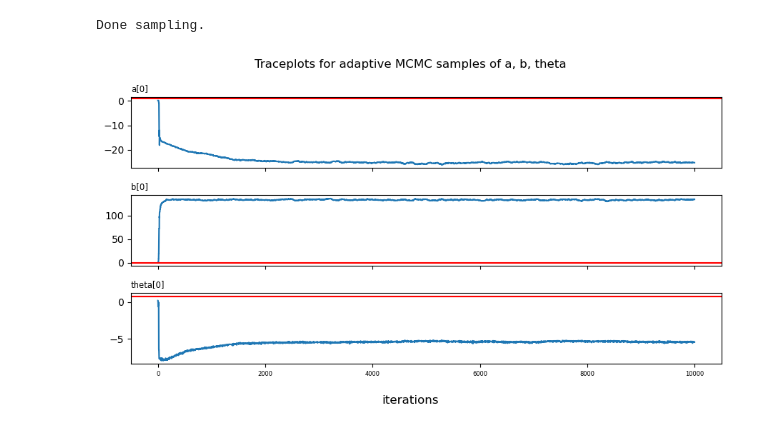
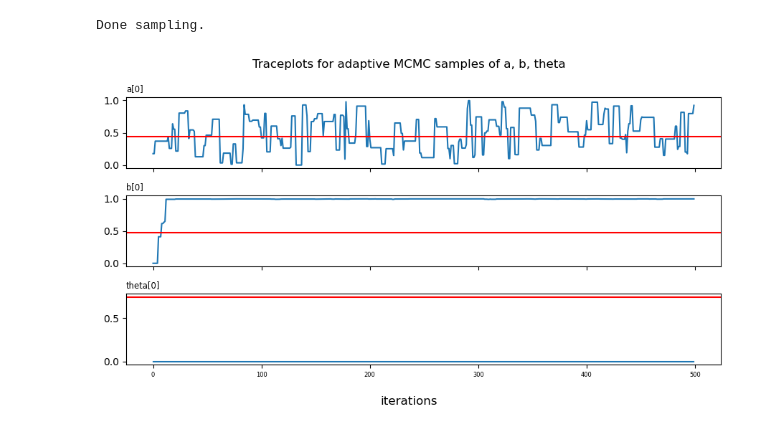
Before and after one commit to ghostpress/edu-IRT-MCMC, a Jupyter notebook: src/samplers/Metropolis-within-Gibbs.ipynb, the cells around one changed output. Cells and saved outputs as stored; diff of their text form; code cells hidden in the pictures.

Commit message:
Small tweaks, updated TODOs with feedback

```diff
--- a/src/samplers/Metropolis-within-Gibbs.ipynb
+++ b/src/samplers/Metropolis-within-Gibbs.ipynb
@@ -148,13 +148,13 @@ def metropolis(prev_sample, sigmasq, full_cond, *full_cond_args):
     prop = prev_sample + (torch.distributions.Normal(torch.tensor([0.0]), sigmasq)).sample()
 
     # Ensure that values are within range [0,1]
-    #if (prop > 1) or (prop < 0):
-    #    A = 0
-    #else:
-    #    logr = full_cond(prop, *full_cond_args) - full_cond(prev_sample, *full_cond_args)
-    #    A = torch.min(torch.tensor([1.0]), torch.exp(logr))
-    logr = full_cond(prop, *full_cond_args) - full_cond(prev_sample, *full_cond_args)
-    A = torch.min(torch.tensor([1.0]), torch.exp(logr))
+    if (prop > 1) or (prop < 0):
+        A = 0
+    else:
+        logr = full_cond(prop, *full_cond_args) - full_cond(prev_sample, *full_cond_args)
+        A = torch.min(torch.tensor([1.0]), torch.exp(logr))
+    #logr = full_cond(prop, *full_cond_args) - full_cond(prev_sample, *full_cond_args)
+    #A = torch.min(torch.tensor([1.0]), torch.exp(logr))
 
     U = (torch.distributions.Uniform(torch.tensor([0.0]), torch.tensor([1.0]))).sample()
 
@@ -215,11 +215,12 @@ def gibbs(init_a, init_b, init_theta, y, sigmasq_a, sigmasq_b, sigmasq_t, niter=
     THETA[0] = init_theta
 
     print(f"Starting Gibbs sampler... \n--------------------------------------------\n")
-    # TODO: check s in trange -> should start from 1, not 0
     for s in trange(1, niter):
 
         for i in range(I):
             A[s][i] = metropolis(A[s-1][i], sigmasq_a, loga_conditional, B[s-1][i], THETA[s-1], y[:,i], sigmasq_a)
+
+        for i in range(I):
             B[s][i] = metropolis(B[s-1][i], sigmasq_b, logb_conditional, A[s][i], THETA[s-1], y[:,i], sigmasq_b)
 
         for p in range(P):
@@ -305,7 +308,7 @@ print(true_theta)
 ### Test
 # %%
 # TEST
-N = 5000  # iterations
+N = 500  # iterations
 I = 100   # exam items
 P = 1000  # pupils
 sigmasq_a, sigmasq_b, sigmasq_t = torch.tensor([1.0]), torch.tensor([1.0]), torch.tensor([1.0])  # priors
@@ -410,14 +436,14 @@ def ada_metropolis(prev_sample, sigmasq, scale, s, full_cond, *full_cond_args, r
     prop = prev_sample + (torch.exp(scale)*torch.distributions.Normal(torch.tensor([0.0]), sigmasq).sample())
 
     # Ensure that sampled values are within [0,1]
-    #if (prop > 1) or (prop < 0):
-    #    A = 0
-    #else:
-    #    logr = full_cond(prop, *full_cond_args) - full_cond(prev_sample, *full_cond_args)
-    #    A = torch.min(torch.tensor([1.0]), torch.exp(logr))
+    if (prop > 1) or (prop < 0):
+        A = 0
+    else:
+        logr = full_cond(prop, *full_cond_args) - full_cond(prev_sample, *full_cond_args)
+        A = torch.min(torch.tensor([1.0]), torch.exp(logr))
 
-    logr = full_cond(prop, *full_cond_args) - full_cond(prev_sample, *full_cond_args)
-    A = torch.min(torch.tensor([1.0]), torch.exp(logr))
+    #logr = full_cond(prop, *full_cond_args) - full_cond(prev_sample, *full_cond_args)
+    #A = torch.min(torch.tensor([1.0]), torch.exp(logr))
     U = (torch.distributions.Uniform(torch.tensor([0.0]), torch.tensor([1.0]))).sample()
 
     update = None
@@ -484,16 +510,20 @@ def gibbs(init_a, init_b, init_theta, y, sigmasq_a, sigmasq_b, sigmasq_t, niter=
     else:
         print(f"Starting Gibbs sampler... \n--------------------------------------------\n")
 
-    for s in trange(niter):
+    for s in trange(1, niter):
 
         for i in range(I):
-
             if not adapt:
                 A[s][i] = metropolis(A[s-1][i], sigmasq_a, loga_conditional, B[s-1][i], THETA[s-1], y[:,i], sigmasq_a)
-                B[s][i] = metropolis(B[s-1][i], sigmasq_b, logb_conditional, A[s][i], THETA[s-1], y[:,i], sigmasq_b)
             else:
                 k = s+1
                 A[s][i], scale_a = ada_metropolis(A[s-1][i], sigmasq_a, scale_a, k, loga_conditional, B[s-1][i], THETA[s-1], y[:,i], sigmasq_a)
+
+        for i in range(I):
+            if not adapt:
+                B[s][i] = metropolis(B[s-1][i], sigmasq_b, logb_conditional, A[s][i], THETA[s-1], y[:,i], sigmasq_b)
+            else:
+                k=s+1
                 B[s][i], scale_b = ada_metropolis(B[s-1][i], sigmasq_b, scale_b, k, logb_conditional, A[s][i], THETA[s-1], y[:,i], sigmasq_b)
 
         for p in range(P):
@@ -516,27 +548,27 @@ Done sampling.
 # %%
 fig3, (ax1, ax2, ax3) = plt.subplots(nrows=3, figsize=(9,5), sharex=True)
 fig3.suptitle('Traceplots for adaptive MCMC samples of a, b, theta')
 
 t = range(N)
 
 ax1.plot(t, samples_ada[0][:,0])
 ax1.axhline(true_a[0], color="red")
 plt.tick_params('x', labelsize=6)
 ax1.set_title("a[0]", fontsize='small', loc='left')
 
 ax2.plot(t, samples_ada[1][:,0])
 ax2.axhline(true_b[0], color="red")
 ax2.set_title("b[0]", fontsize='small', loc='left')
 
-plt.plot(t, samples_ada[2][:,0])
+ax3.plot(t, samples_ada[2][:,0])
 ax3.axhline(true_theta[0], color="red")
 ax3.set_title("theta[0]", fontsize='small', loc='left')
 
 fig3.supxlabel('iterations')
 fig3.tight_layout()
 plt.show()
 # %% [output]
-[figure, old version]
+[figure, new version]
 # %%
 # Histogram of samples
 fig4, (ax1, ax2, ax3) = plt.subplots(nrows=3, figsize=(9,5), sharex=True)
```
Also changed, not shown: parts of 7 cells of this notebook.
